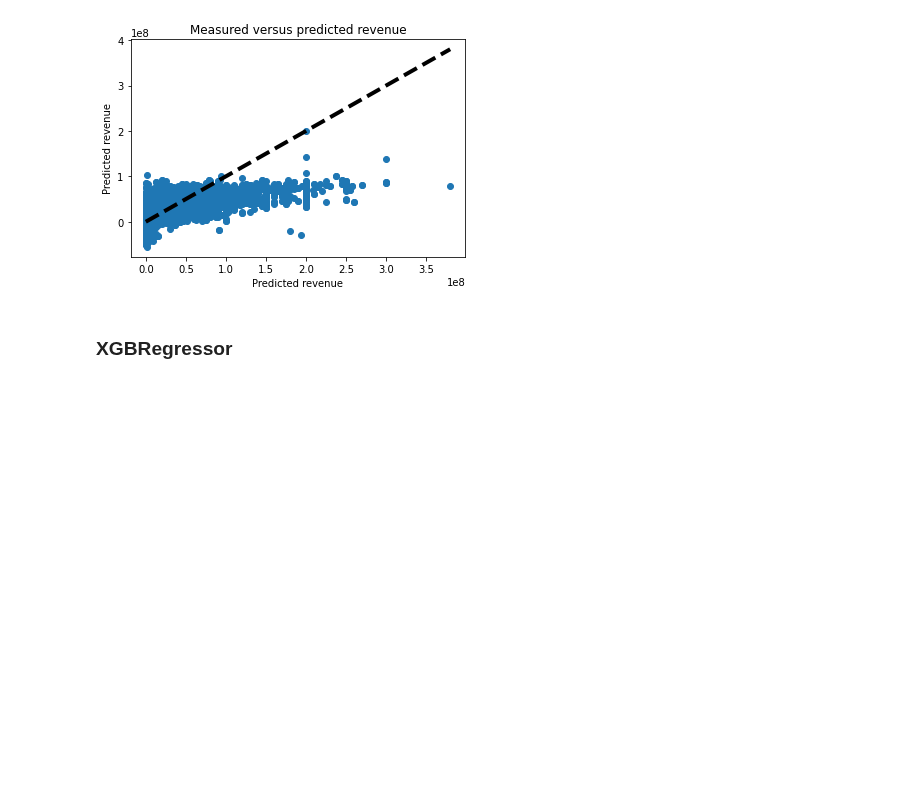
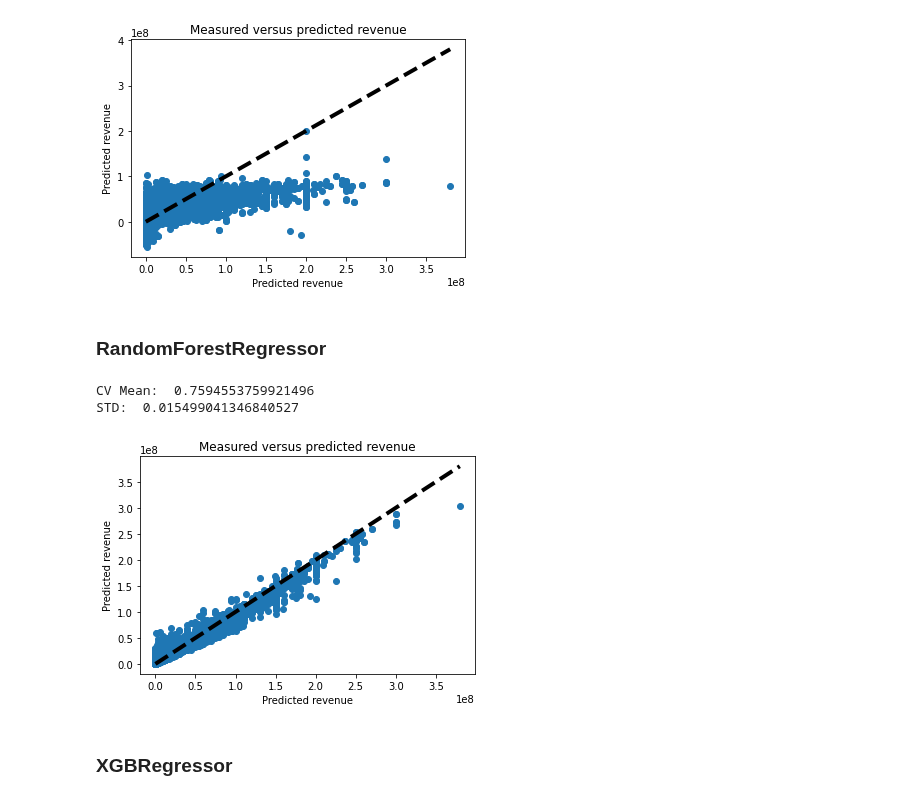
Before and after one commit to sideround/predict-revenue-new-releases, a Jupyter notebook: notebooks/5.2.Model_Regression.ipynb, the cells around one changed output. Drawn from its saved outputs; the diff is of its cells as text; code cells hidden in the pictures; blank space fills up the shorter version.

```diff
--- a/notebooks/5.2.Model_Regression.ipynb
+++ b/notebooks/5.2.Model_Regression.ipynb
@@ -58,6 +58,14 @@ helpers.predict_linear(Lasso(), X_train, X_train, y_train, X, y)
 CV Mean:  0.3573887852814629
 STD:  0.017616671741721147
 [figure]
+# %% [markdown]
+### RandomForestRegressor
+# %%
+helpers.predict_linear(RandomForestRegressor(), X_train, X_train, y_train, X, y)
+# %% [output]
+CV Mean:  0.7594553759921496
+STD:  0.015499041346840527
+[figure, added]
 # %% [markdown]
 ### XGBRegressor
 # %%
```
Also changed, not shown: parts of 1 cell of this notebook, 2 other files.
